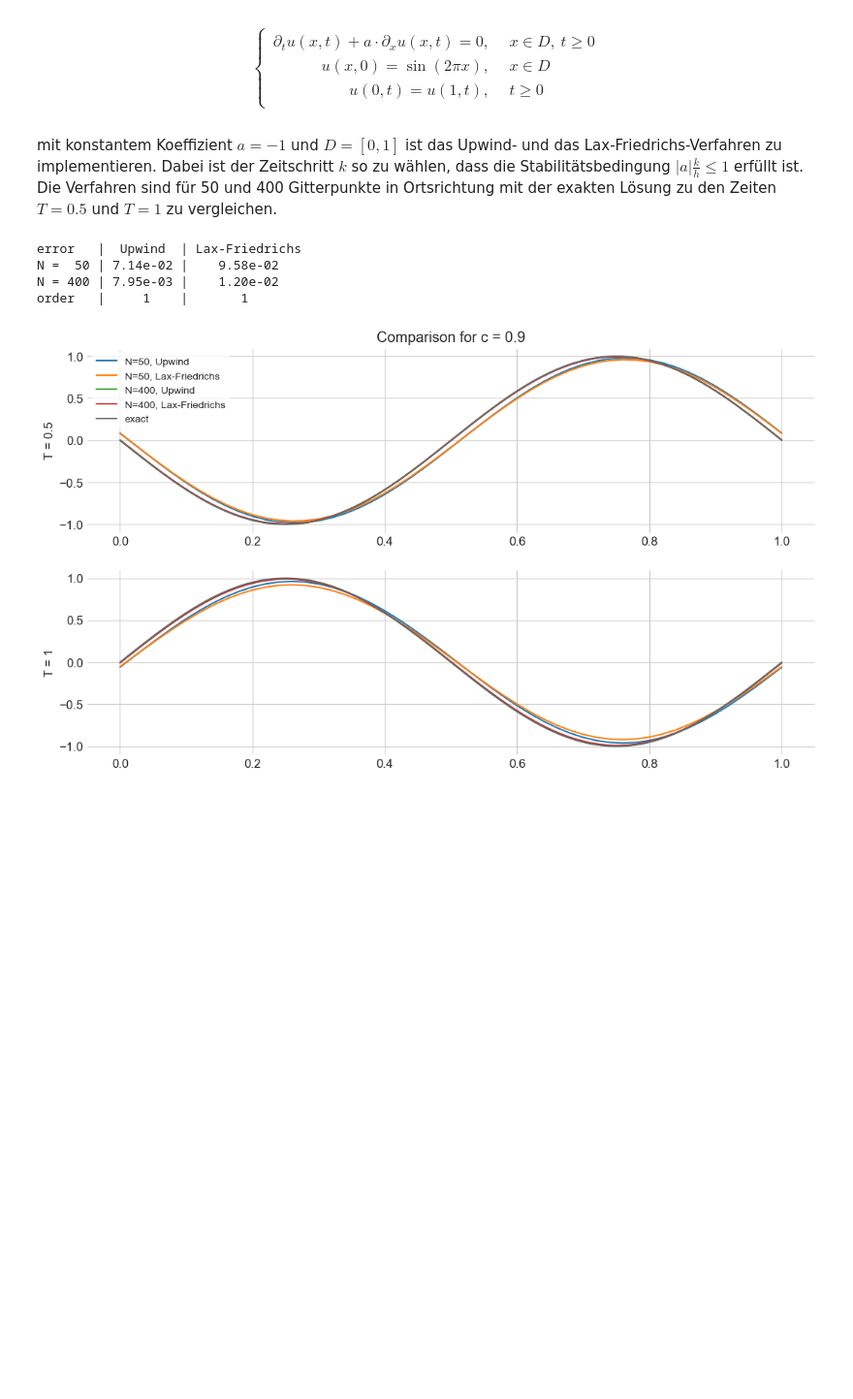
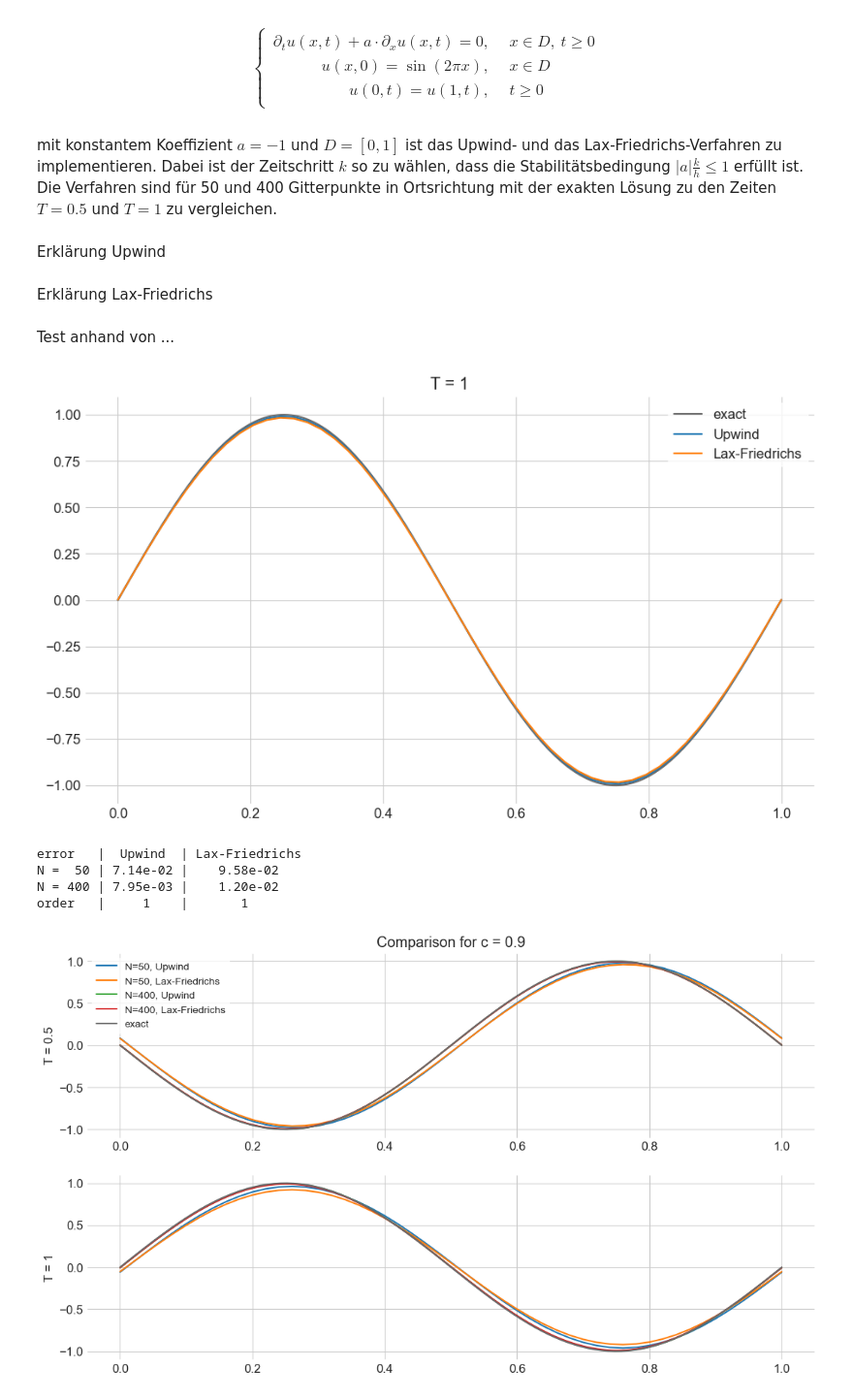
Before and after one commit to maxstollmayer/NuMeDiffG, a Jupyter notebook: Aufgabenblatt 7/Aufgabenblatt 7 Lösung.ipynb, the cells around one changed output. Shown at 97% size. Cells and saved outputs as stored; diff of their text form; code cells hidden in the pictures; blank space fills up the shorter version.

```diff
--- a/Aufgabenblatt 7/Aufgabenblatt 7 Lösung.ipynb
+++ b/Aufgabenblatt 7/Aufgabenblatt 7 Lösung.ipynb
@@ -19,14 +19,9 @@ Die Verfahren sind für 50 und 400 Gitterpunkte in Ortsrichtung mit der exakten
 import numpy as np
 from matplotlib import pyplot as plt
 
-# Plot styling
-from matplotlib import rcdefaults
-rcdefaults()
+plt.rcdefaults()
 plt.style.use("seaborn-whitegrid")
-plt.rcParams["figure.figsize"] = [12.8, 7.2]
-plt.rcParams["font.size"] = 12
-plt.rcParams["axes.edgecolor"] = "white"
-plt.rcParams["legend.frameon"] = True
-plt.rcParams["legend.framealpha"] = 0.75
-plt.rcParams["legend.facecolor"] = "white"
-plt.rcParams["legend.edgecolor"] = "white"
+plt.rc("figure", figsize=(11.2, 6.3))
+plt.rc("font", size=12)
+plt.rc("axes", edgecolor="white")
+plt.rc("legend", frameon=True, framealpha= 0.8, facecolor="white", edgecolor="white")
@@ -69,0 +28,2 @@ def Upwind(a, u0, D, N, c=1):
+# %% [markdown]
+Erklärung Upwind
@@ -70 +74,3 @@ def Upwind(a, u0, D, N, c=1):
+# %% [markdown]
+Erklärung Lax-Friedrichs
 # %%
@@ -99,5 +108,34 @@ def LaxFriedrichs(a, u0, D, N, c=1):
 
     return u
+# %% [markdown]
+Test anhand von ...
+# %%
+a = -1
+
+def u0(x):
+    return np.sin(2 * np.pi * x)
+
+def exact(x, t):
+    return u0(x - a * t)
+
+N = 50
+M = N+1
+x = np.linspace(0, 1, N)
+t = np.linspace(0, 1, M)
+grid = np.meshgrid(x, t)
+
+u1 = Upwind(a, u0, grid)
+u2 = LaxFriedrichs(a, u0, grid)
+
+X = np.linspace(0, 1, 1000)
+plt.plot(X, exact(X, 1), color="dimgray", label="exact")
+plt.plot(x, u1[-1], label="Upwind")
+plt.plot(x, u2[-1], label="Lax-Friedrichs")
+plt.title(f"T = 1")
+plt.legend()
+plt.show()
+# %% [output]
+[figure, added]
 # %%
 def error(exact_vals, approx_vals):
     '''Maxmimum norm'''
```
Also changed, not shown: parts of 4 cells of this notebook, 3 other files.
